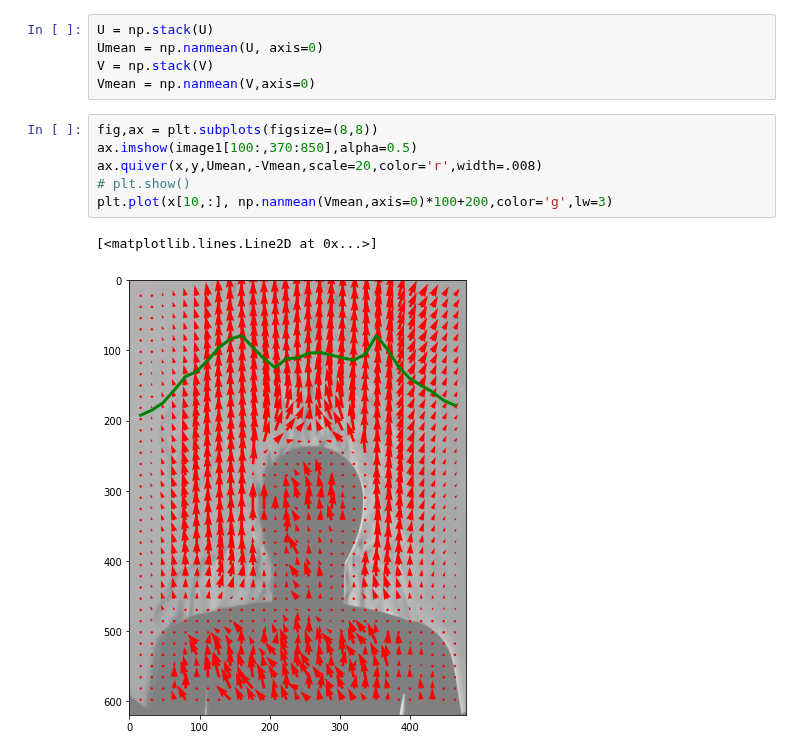
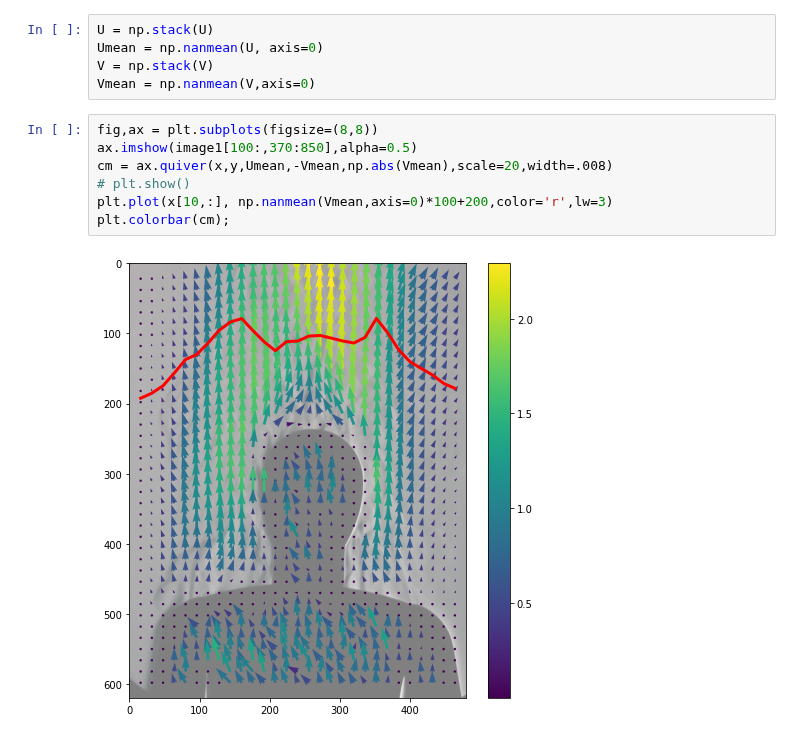
Before and after one commit to OpenPIV/openpiv-python-examples, a Jupyter notebook: notebooks/analyse_movie_thermal_plume.ipynb, the cells around one changed output. Cells and saved outputs as stored; diff of their text form.

Commit message:
updated with the colorbar

```diff
--- a/notebooks/analyse_movie_thermal_plume.ipynb
+++ b/notebooks/analyse_movie_thermal_plume.ipynb
@@ -73,9 +73,9 @@ Vmean = np.nanmean(V,axis=0)
 # %%
 fig,ax = plt.subplots(figsize=(8,8))
 ax.imshow(image1[100:,370:850],alpha=0.5)
-ax.quiver(x,y,Umean,-Vmean,scale=20,color='r',width=.008)
+cm = ax.quiver(x,y,Umean,-Vmean,np.abs(Vmean),scale=20,width=.008)
 # plt.show()
-plt.plot(x[10,:], np.nanmean(Vmean,axis=0)*100+200,color='g',lw=3)
+plt.plot(x[10,:], np.nanmean(Vmean,axis=0)*100+200,color='r',lw=3)
+plt.colorbar(cm);
 # %% [output]
-[<matplotlib.lines.Line2D at 0x...>]
-[figure, old version]
+[figure, new version]
```
